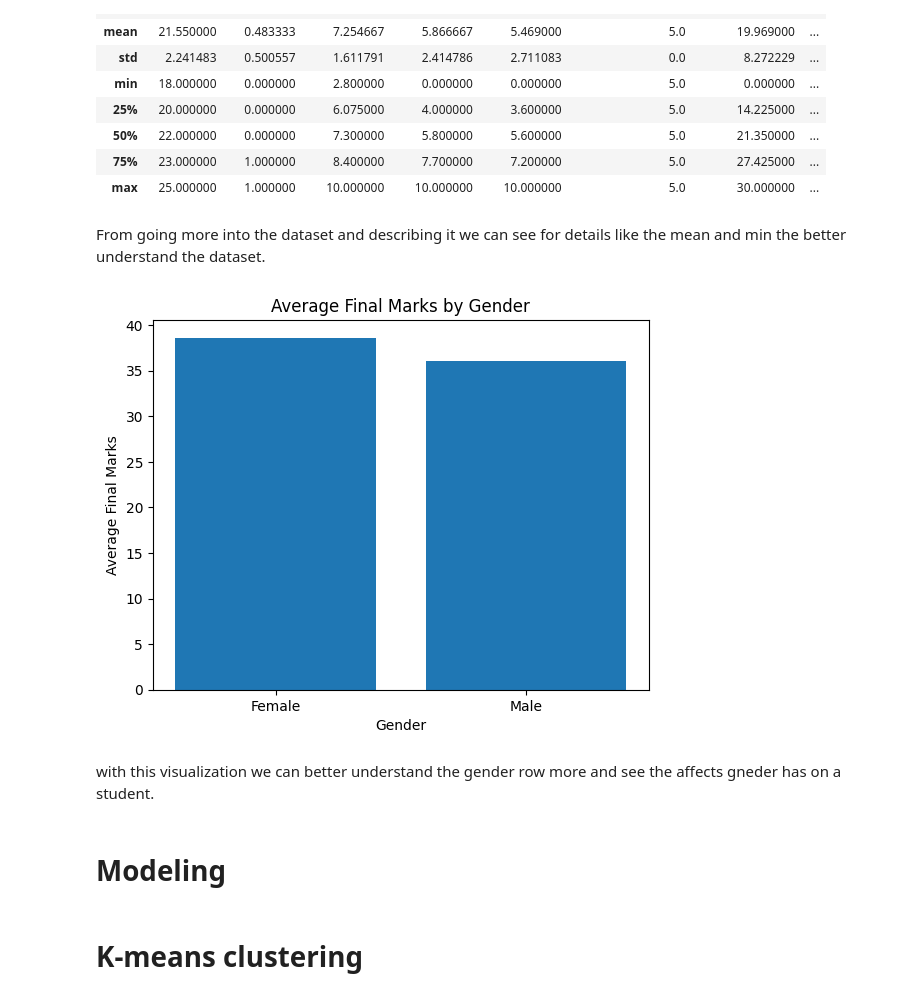
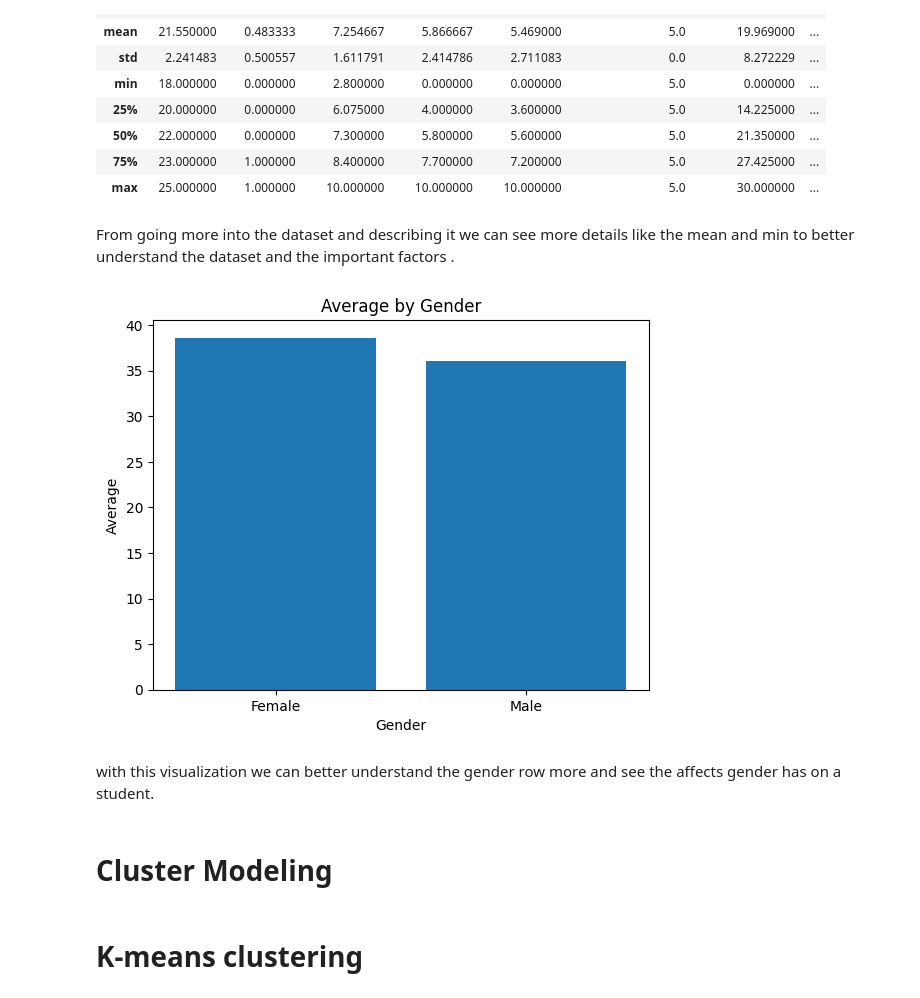
Before and after one commit to jess11233/ITCS3162, a Jupyter notebook: ProjectFourVisual.ipynb, the cells around one changed output. Cells and saved outputs as stored; diff of their text form; code cells hidden in the pictures.

```diff
--- a/ProjectFourVisual.ipynb
+++ b/ProjectFourVisual.ipynb
@@ -108,20 +110,20 @@ table.describe()
 | 75% | 23.000000 | 1.000000 | 8.400000 | 7.700000 | 7.200000 | 5.0 | 27.425000 | ... |
 | max | 25.000000 | 1.000000 | 10.000000 | 10.000000 | 10.000000 | 5.0 | 30.000000 | ... |
 # %% [markdown]
-From going more into the dataset and describing it we can see for details like the mean and min the better understand the dataset.
+From going more into the dataset and describing it we can see more details like the mean and min to better understand the dataset and the important factors .
 # %%
-avg_by_gender = table.groupby("gender")["final_marks"].mean()
+avggender = table.groupby("gender")["final_marks"].mean()
 
-plt.bar(["Female", "Male"], avg_by_gender)
-plt.title("Average Final Marks by Gender")
+plt.bar(["Female", "Male"], avggender)
+plt.title("Average by Gender")
 plt.xlabel("Gender")
-plt.ylabel("Average Final Marks")
+plt.ylabel("Average")
 plt.show()
 # %% [output]
-[figure, old version]
+[figure, new version]
 # %% [markdown]
-with this visualization we can better understand the gender row more and see the affects gneder has on a student.
+with this visualization we can better understand the gender row more and see the affects gender has on a student.
 # %% [markdown]
-# Modeling
+# Cluster Modeling
 # %% [markdown]
 # K-means clustering
```
Also changed, not shown: parts of 15 cells of this notebook.
